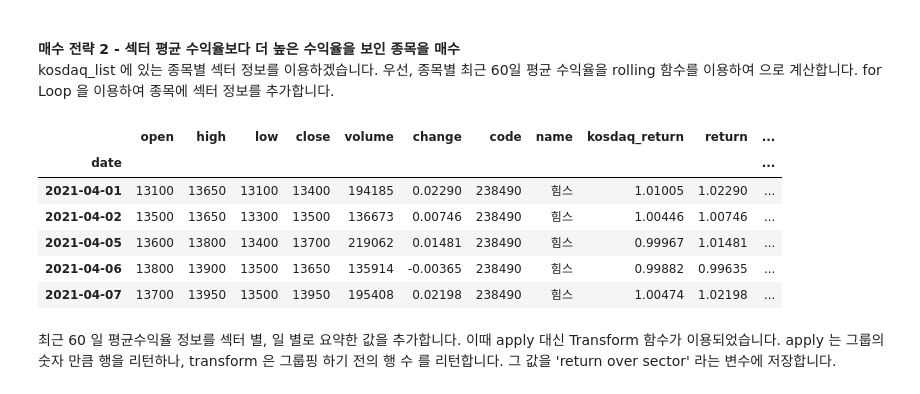
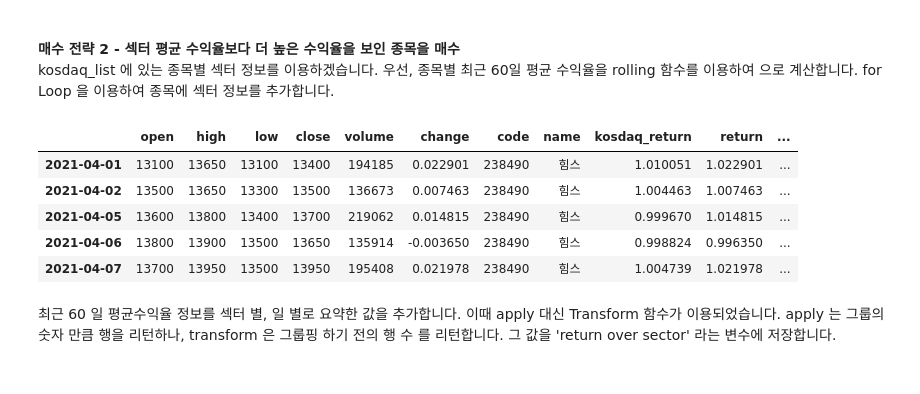
Before and after one commit to occam-KHS/JupyterBook, a Jupyter notebook: _build/jupyter_execute/chapter4/4.4.4_Data_Processing.ipynb, the cells around one changed output. Cells and saved outputs as stored; diff of their text form; code cells hidden in the pictures.

```diff
--- a/_build/jupyter_execute/chapter4/4.4.4_Data_Processing.ipynb
+++ b/_build/jupyter_execute/chapter4/4.4.4_Data_Processing.ipynb
@@ -4,8 +4,9 @@ import FinanceDataReader as fdr
 import matplotlib.pyplot as plt
 import pandas as pd
 import numpy as np
-
-pd.options.display.float_format = '{:,.3f}'.format
+import datetime
+pd.options.display.float_format = '{:,.2f}'.format
+pd.set_option('display.expand_frame_repr', False)
 # %% [markdown]
 ### 가설 검증을 위한 데이터 처리
 앞서 만든 return_all 파일을 아래와 같이 로드하고, Missing Data 는 제거합니다.
@@ -311,15 +307,14 @@ for code, sector in zip(kosdaq_list['code'], kosdaq_list['sector']):
 data_all_6.to_pickle('data_all_6.pkl')
 # %%
 data_all_6 = pd.read_pickle('data_all_6.pkl')
-data_all_6.head()
+data_all_6.head().style.set_table_attributes('style="font-size: 10px"')
 # %% [output]
 |  | open | high | low | close | volume | change | code | name | kosdaq_return | return | ... |
-| date |  |  |  |  |  |  |  |  |  |  | ... |
-| 2021-04-01 | 13100 | 13650 | 13100 | 13400 | 194185 | 0.02290 | 238490 | 힘스 | 1.01005 | 1.02290 | ... |
-| 2021-04-02 | 13500 | 13650 | 13300 | 13500 | 136673 | 0.00746 | 238490 | 힘스 | 1.00446 | 1.00746 | ... |
-| 2021-04-05 | 13600 | 13800 | 13400 | 13700 | 219062 | 0.01481 | 238490 | 힘스 | 0.99967 | 1.01481 | ... |
-| 2021-04-06 | 13800 | 13900 | 13500 | 13650 | 135914 | -0.00365 | 238490 | 힘스 | 0.99882 | 0.99635 | ... |
-| 2021-04-07 | 13700 | 13950 | 13500 | 13950 | 195408 | 0.02198 | 238490 | 힘스 | 1.00474 | 1.02198 | ... |
+| 2021-04-01 | 13100 | 13650 | 13100 | 13400 | 194185 | 0.022901 | 238490 | 힘스 | 1.010051 | 1.022901 | ... |
+| 2021-04-02 | 13500 | 13650 | 13300 | 13500 | 136673 | 0.007463 | 238490 | 힘스 | 1.004463 | 1.007463 | ... |
+| 2021-04-05 | 13600 | 13800 | 13400 | 13700 | 219062 | 0.014815 | 238490 | 힘스 | 0.999670 | 1.014815 | ... |
+| 2021-04-06 | 13800 | 13900 | 13500 | 13650 | 135914 | -0.003650 | 238490 | 힘스 | 0.998824 | 0.996350 | ... |
+| 2021-04-07 | 13700 | 13950 | 13500 | 13950 | 195408 | 0.021978 | 238490 | 힘스 | 1.004739 | 1.021978 | ... |
 # %% [markdown]
 최근 60 일 평균수익율 정보를 섹터 별, 일 별로 요약한 값을 추가합니다. 이때 apply 대신 Transform 함수가 이용되었습니다. apply 는 그룹의 숫자 만큼 행을 리턴하나, transform 은 그룹핑 하기 전의 행 수 를 리턴합니다. 그 값을 'return over sector' 라는 변수에 저장합니다.
 # %%
```
Also changed, not shown: parts of 13 cells of this notebook, 53 other files.
